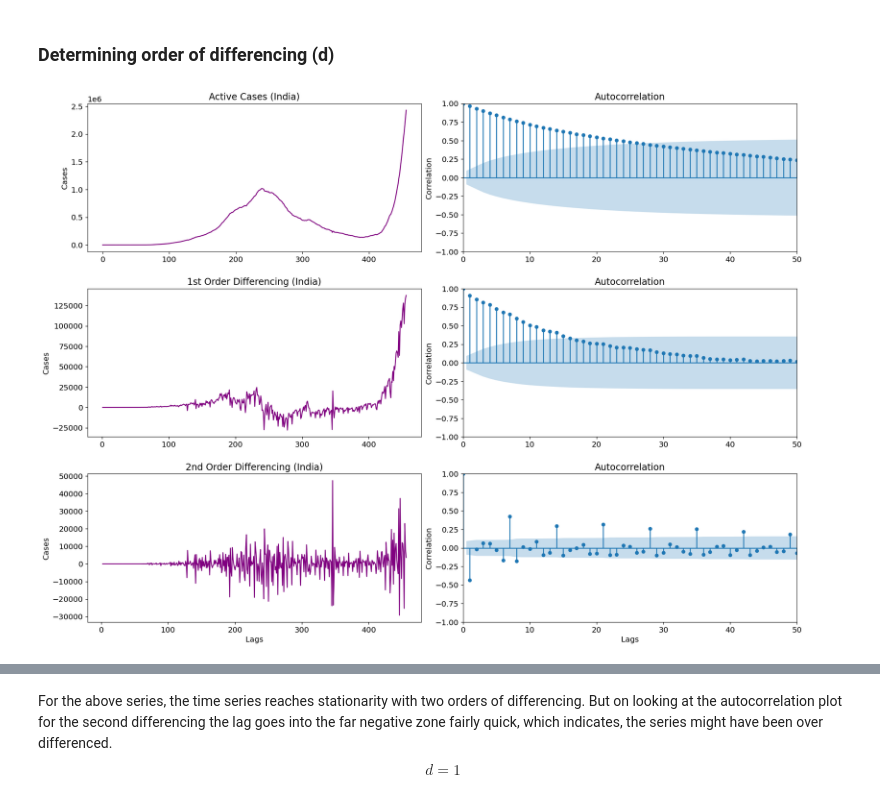
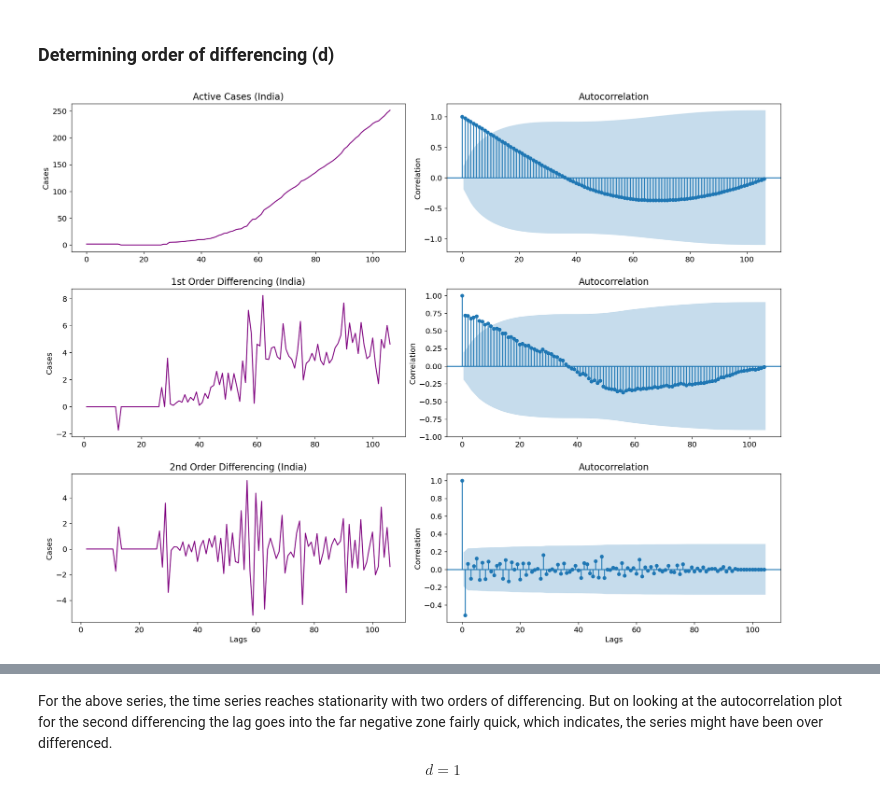
Before and after one commit to bharathvariar/Time-Forecasting-with-ARIMA-and-Neural-Networks, a Jupyter notebook: Deep Learning Project.ipynb, the cells around one changed output, grey strips where cells are left out. Saved outputs shown, nothing was run; the diff lists cells and outputs as text; code cells hidden in the pictures.

```diff
--- a/Deep Learning Project.ipynb
+++ b/Deep Learning Project.ipynb
@@ -94,7 +81,8 @@ confirmed_df[:"2021-08-6"].head()
 # %% [markdown]
 ### Train test split
 # %%
-active_train = active_df["2020-01-22":"2021-04-22"]
+#active_train = active_df["2020-01-22":"2021-04-22"]
+active_train = active_df["2020-02-04":"2020-05-20"]
 active_test = active_df["2021-04-23":"2021-04-08"]
 confirmed_train = confirmed_df["2020-01-22":"2021-04-22"]
 confirmed_test = confirmed_df["2021-04-23":"2021-04-08"]
@@ -107,33 +93,33 @@ confirmed_test = confirmed_df["2021-04-23":"2021-04-08"]
 # %%
 # Original Series
 country = "India"
-df = pd.DataFrame(active_train[country].to_numpy())
-# df = confirmed_df['India'] #, 'Germany', 'Spain', 'United Kingdom', 'France', 'India', 'Iran', 'Italy', 'Russia', 'Turkey']
+#df = pd.DataFrame(active_train[country].to_numpy())
+df = pd.DataFrame(np.sqrt(active_train[country].to_numpy()))
 
 fig, axes = plt.subplots(3, 2, figsize=(20, 15))
 fig.subplots_adjust(hspace=0.250, wspace=0.125)
 axes[0, 0].plot(df, "purple")
 axes[0, 0].set(title=f"Active Cases ({country})", ylabel="Cases")
 plot_acf(df, ax=axes[0, 1], lags=df.shape[0] - 1)
-axes[0, 1].set(ylabel="Correlation", xlim=(0, 50))
+axes[0, 1].set(ylabel="Correlation")
 
 # 1st Differencing
 axes[1, 0].plot(df.diff(), "purple")
 axes[1, 0].set(title=f"1st Order Differencing ({country})", ylabel="Cases")
 plot_acf(df.diff().dropna(), ax=axes[1, 1], lags=df.shape[0] - 2)
-axes[1, 1].set(ylabel="Correlation", xlim=(0, 50))
+axes[1, 1].set(ylabel="Correlation")
 
 
 # 2nd Differencing
 axes[2, 0].plot(df.diff().diff(), "purple")
 axes[2, 0].set(
     xlabel="Lags", ylabel="Cases", title=f"2nd Order Differencing ({country})"
 )
 axes[2, 1].set_xlabel("Lags")
 plot_acf(df.diff().diff().dropna(), ax=axes[2, 1], lags=df.shape[0] - 3)
-axes[2, 1].set(ylabel="Correlation", xlim=(0, 50))
+axes[2, 1].set(ylabel="Correlation")
 
 fig.savefig("Graphs/1.acf_plots.jpg")
 plt.show()
 # %% [output]
-[figure, old version]
+[figure, new version]
```
Also changed, not shown: parts of 19 cells of this notebook, 3 other files.
